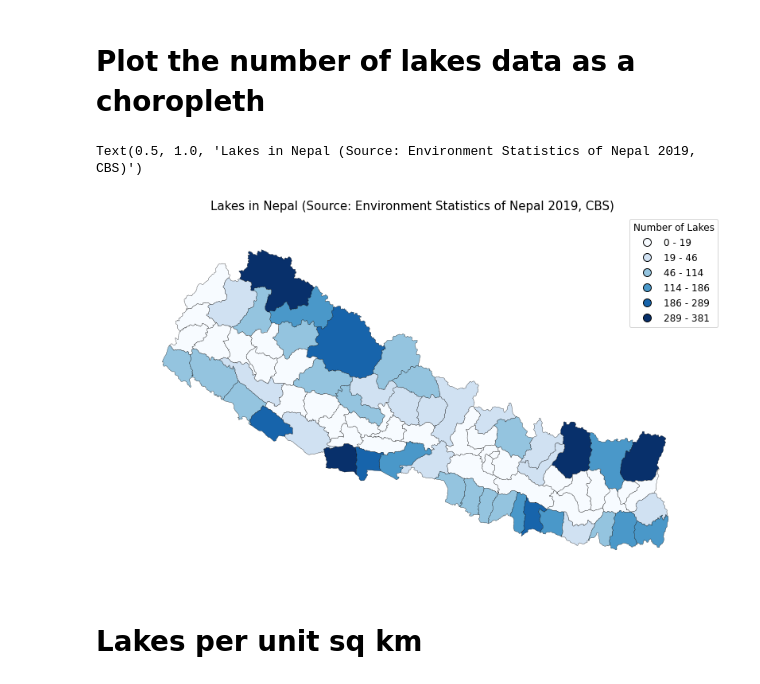
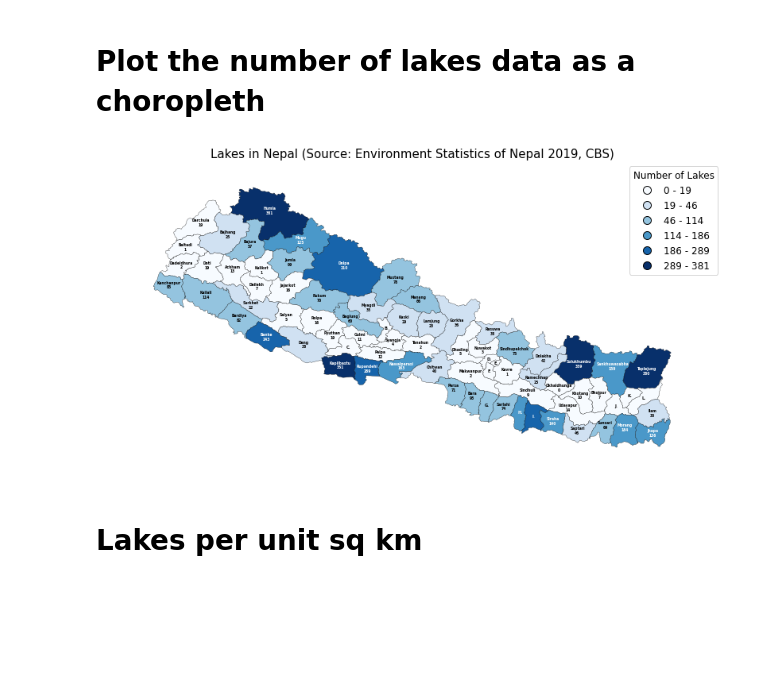
Before and after one commit to pratikluitel/AdventuresInGeoData, a Jupyter notebook: notebooks/LakesNepal.ipynb, the cells around one changed output. Cells and saved outputs as stored; diff of their text form; code cells hidden in the pictures; blank space fills up the shorter version.

```diff
--- a/notebooks/LakesNepal.ipynb
+++ b/notebooks/LakesNepal.ipynb
@@ -30,23 +31,26 @@ final_lakes_data = map_data.merge(lakes_data, how='inner', left_on=["DISTRICT"],
 # %%
 scheme = mc.FisherJenks(final_lakes_data['Total Lake'], k=6)
 
-gplt.choropleth(
+ax = gplt.choropleth(
     final_lakes_data, figsize=(14,9),
-    hue='Total Lake', projection=gcrs.AlbersEqualArea(),
+    hue='Total Lake',
     cmap='Blues', linewidth=0.3, edgecolor='black',
     legend_kwargs={"loc":"best",
                     "fontsize": "large",
                     "title":"Number of Lakes",
                     "title_fontsize":"large"},
     legend=True, scheme=scheme
 )
 
+# apply labels to every district so they appear on map
+final_lakes_data.apply(utils.annotate_polygons(ax, annotation_field='District', annotation_value_field='Total Lake',
+                                            threshold=115), axis=1)
+
 plt.title("Lakes in Nepal (Source: Environment Statistics of Nepal 2019, CBS)", fontdict={"fontsize": 15}, pad=5)
 
-# plt.savefig('../visualizations/LakesInNepal.svg', bbox_inches='tight')
+plt.savefig('../visualizations/LakesInNepal.svg', bbox_inches='tight')
 # %% [output]
-Text(0.5, 1.0, 'Lakes in Nepal (Source: Environment Statistics of Nepal 2019, CBS)')
-[figure, old version]
+[figure, new version]
 # %% [markdown]
 # Lakes per unit sq km
 # %% [markdown]
```
Also changed, not shown: parts of 2 cells of this notebook, 2 other files.
